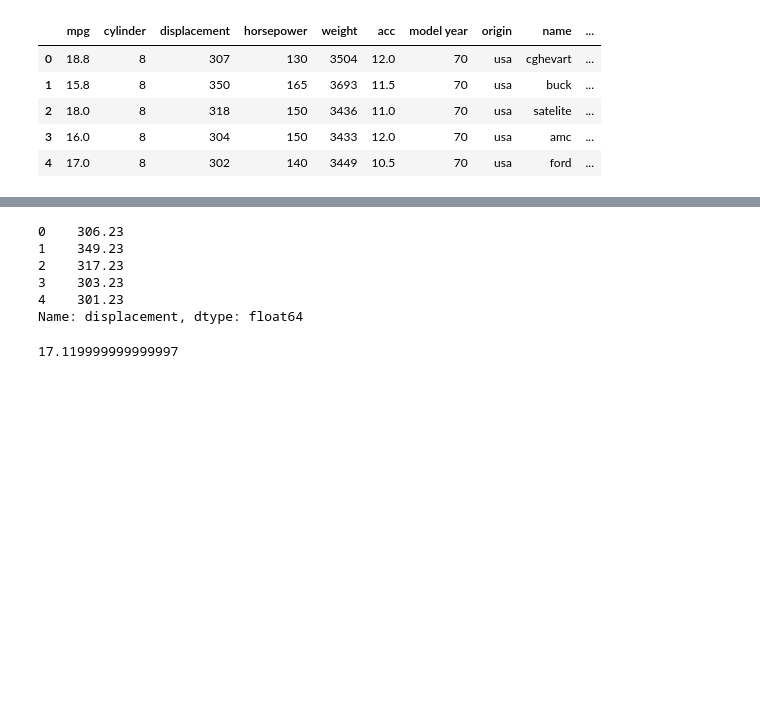
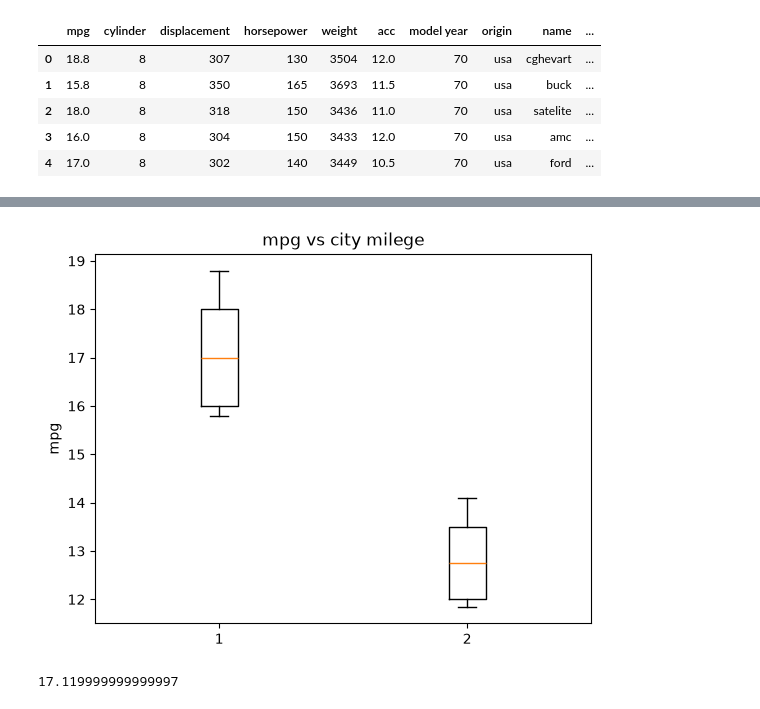
Before and after one commit to inuspendari786/practice, a Jupyter notebook: exp_7.ipynb, the cells around one changed output, grey strips where cells are left out. Drawn from its saved outputs; the diff is of its cells as text; code cells hidden in the pictures; blank space fills up the shorter version.

```diff
--- a/exp_7.ipynb
+++ b/exp_7.ipynb
@@ -34,13 +32,12 @@ ModuleNotFoundError: No module named 'matplotlib'
 # %%
-sum= df["displacement"]-0.770000000000000000000000000001
-print(sum)
+mpg_list=[df["mpg"],df["city_mileage"]]
+plt.boxplot(mpg_list)
+plt.title("mpg vs city milege")
+plt.ylabel("mpg")
+#plt.xlabel([1,2],["Average mpg","city mpg"])
+plt.show()
 # %% [output]
-0    306.23
-1    349.23
-2    317.23
-3    303.23
-4    301.23
-Name: displacement, dtype: float64
+[figure, added]
 # %%
 min= df["mpg"].mean()
 print(min)
```
Also changed, not shown: parts of 5 cells of this notebook, 12 other files.
